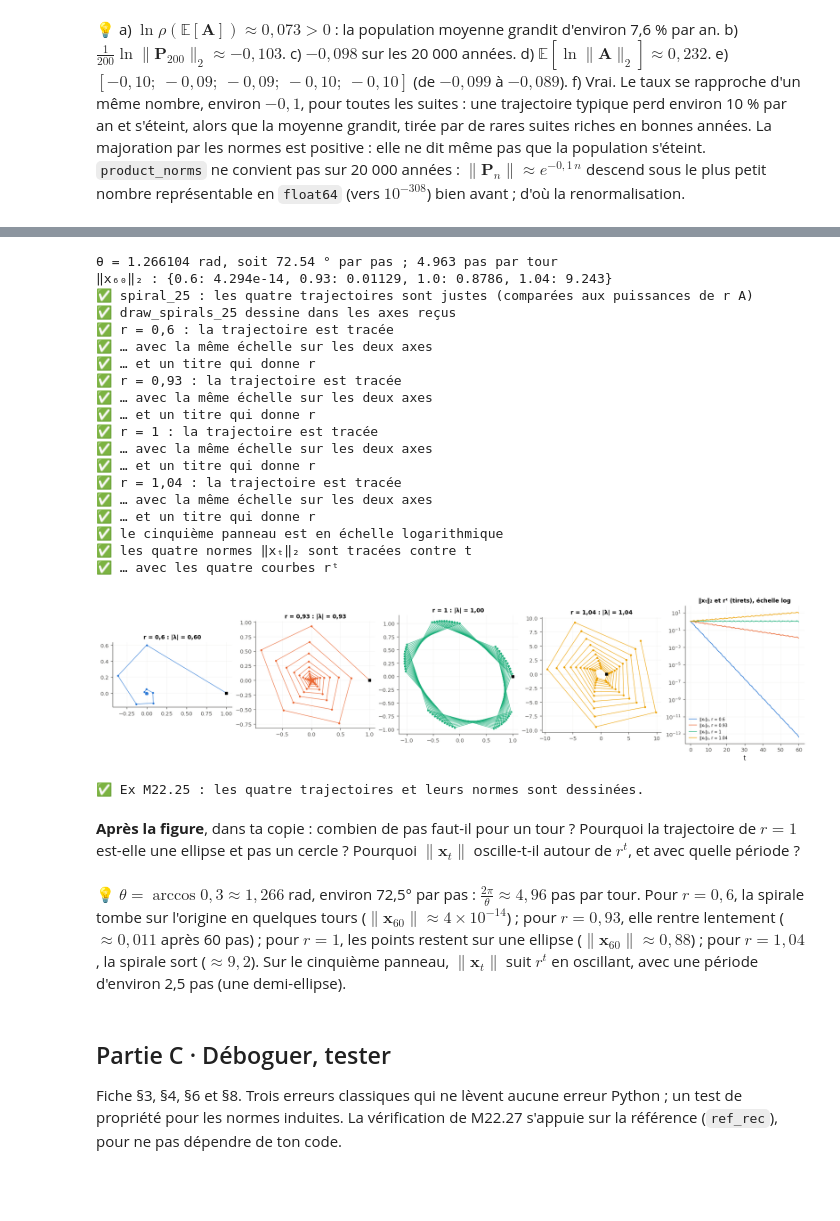
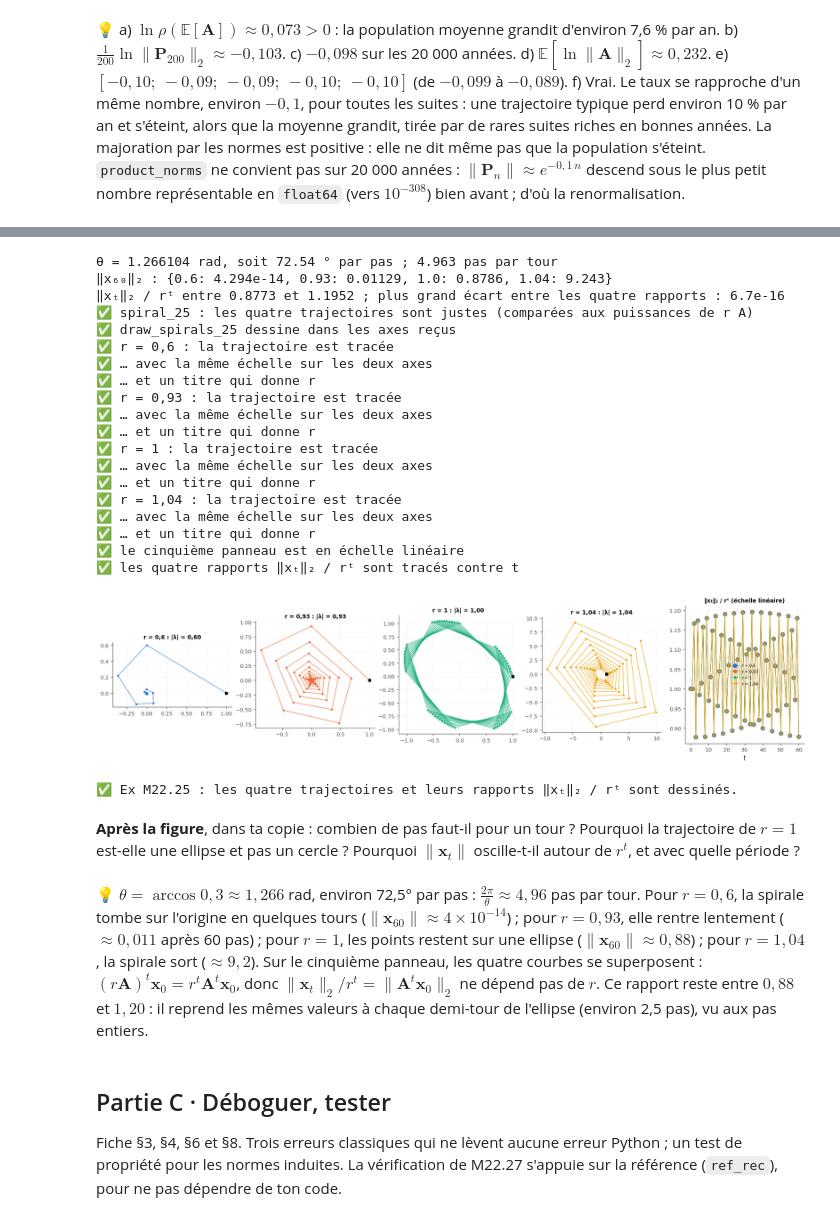
Before and after one commit to cemah2/workbookMaths, a Jupyter notebook: chapitres/m22_recurrences/05_solutions.ipynb, the cells around one changed output, grey strips where cells are left out. Drawn from its saved outputs; the diff is of its cells as text; code cells hidden in the pictures; blank space fills up the shorter version.

```diff
--- a/chapitres/m22_recurrences/05_solutions.ipynb
+++ b/chapitres/m22_recurrences/05_solutions.ipynb
@@ -1608,8 +1622,8 @@ def spiral_25(r):
 def draw_spirals_25(fig, axes, trajectories):
     """axes: 5 axes side by side; trajectories: the 4 trajectories, in the order of RS_25. In axes[i] (i < 4): the
     trajectory i (points joined, in order), equal scales on both axes, a title that gives r and the modulus of the
-    eigenvalues; in axes[4]: ‖x_t‖₂ against t for the 4 trajectories and the curves r^t, the y scale logarithmic, a
-    legend. No other figure."""
+    eigenvalues; in axes[4]: the ratio ‖x_t‖₂ / r^t against t for each of the 4 trajectories (4 curves), the y scale
+    linear, a legend. No other figure."""
     steps = np.arange(T_25 + 1)
     for i, (ax, r, path) in enumerate(zip(axes, RS_25, trajectories)):
         modulus = float(np.abs(np.linalg.eigvals(r * A_25)).max())
@@ -1618,12 +1632,11 @@ def draw_spirals_25(fig, axes, trajectories):
         ax.set_aspect("equal")
         ax.set_title(f"r = {r:g} : |λ| = {modulus:.2f}".replace(".", ","), fontsize=10)
         ax.grid(True, alpha=0.3)
-        axes[4].plot(steps, np.linalg.norm(path, axis=1), color=f"C{i}", linewidth=1, label=f"‖xₜ‖₂, r = {r:g}")
-        axes[4].plot(steps, r ** steps.astype(float), "--", color=f"C{i}", linewidth=0.8, alpha=0.7)
-    axes[4].set_yscale("log")
+        axes[4].plot(steps, np.linalg.norm(path, axis=1) / r ** steps.astype(float), "o-", color=f"C{i}",
+                     markersize=7 - 1.5 * i, linewidth=0.8, label=f"r = {r:g}".replace(".", ","))
     axes[4].set_xlabel("t")
-    axes[4].set_title("‖xₜ‖₂ et rᵗ (tirets), échelle log", fontsize=10)
-    axes[4].grid(True, which="both", alpha=0.3)
+    axes[4].set_title("‖xₜ‖₂ / rᵗ (échelle linéaire)", fontsize=10)
+    axes[4].grid(True, alpha=0.3)
     axes[4].legend(fontsize=7)
 
 
@@ -1632,6 +1645,9 @@ theta_25 = math.acos(0.3)
 print("θ =", round(theta_25, 6), "rad, soit", round(math.degrees(theta_25), 2), "° par pas ;", round(2 * math.pi / theta_25, 3),
       "pas par tour")
 print("‖x₆₀‖₂ :", {r: float(f"{np.linalg.norm(path[-1]):.4g}") for r, path in zip(RS_25, trajectories_25)})
+ratios_25 = [np.linalg.norm(path, axis=1) / r ** np.arange(T_25 + 1.0) for r, path in zip(RS_25, trajectories_25)]
+print("‖xₜ‖₂ / rᵗ entre", round(float(ratios_25[0].min()), 4), "et", round(float(ratios_25[0].max()), 4),
+      "; plus grand écart entre les quatre rapports :", f"{max(np.max(np.abs(q - ratios_25[2])) for q in ratios_25):.1e}")
 
 with checked("M22.25"):
     results_25 = []
@@ -1660,50 +1676,57 @@ with checked("M22.25"):
             report_25(ax_c25.get_aspect() in ("equal", 1.0), "… avec la même échelle sur les deux axes",
                       f"l'axe de r = {name_c25} doit avoir la même échelle sur les deux axes (ax.set_aspect(\"equal\"))")
             numbers_c25 = [float(n.replace(",", ".")) for n in re.findall(r"\d+(?:[.,]\d+)?", ax_c25.get_title())]
             report_25(any(abs(n - r_c25) < 1e-9 for n in numbers_c25), "… et un titre qui donne r",
                       f"le titre de l'axe de r = {name_c25} doit donner r et le module des valeurs propres")
         steps_c25 = np.arange(T_25 + 1)
-        report_25(axes_25[4].get_yscale() == "log", "le cinquième panneau est en échelle logarithmique",
-                  "mets le cinquième panneau en échelle logarithmique (ax.set_yscale(\"log\"))")
-        report_25(all(through(axes_25[4], steps_c25, np.linalg.norm(path, axis=1)) for path in paths_c25),
-                  "les quatre normes ‖xₜ‖₂ sont tracées contre t",
-                  "il manque, dans le cinquième panneau, une des quatre courbes ‖xₜ‖₂ contre t = 0, …, 60")
-        report_25(all(through(axes_25[4], steps_c25, r ** steps_c25.astype(float)) for r in RS_25),
-                  "… avec les quatre courbes rᵗ", "il manque, dans le cinquième panneau, une des quatre courbes rᵗ")
+        ratios_c25 = [np.linalg.norm(path, axis=1) / r ** steps_c25.astype(float) for r, path in zip(RS_25, paths_c25)]
+        report_25(axes_25[4].get_yscale() == "linear", "le cinquième panneau est en échelle linéaire",
+                  "laisse le cinquième panneau en échelle linéaire : le rapport ‖xₜ‖₂ / rᵗ reste du même ordre")
+        lines_c25 = 0
+        for line_c25 in axes_25[4].lines:
+            x_c25 = np.asarray(line_c25.get_xdata(), dtype=float)
+            y_c25 = np.asarray(line_c25.get_ydata(), dtype=float)
+            lines_c25 += any(x_c25.shape == steps_c25.shape and y_c25.shape == ratio.shape
+                             and np.allclose(x_c25, steps_c25, rtol=1e-9, atol=1e-12)
+                             and np.allclose(y_c25, ratio, rtol=1e-9, atol=0) for ratio in ratios_c25)
+        report_25(lines_c25 >= 4, "les quatre rapports ‖xₜ‖₂ / rᵗ sont tracés contre t",
+                  f"le cinquième panneau doit montrer quatre courbes ‖xₜ‖₂ / rᵗ contre t = 0, …, 60, une par "
+                  f"trajectoire, la norme de chaque état divisée par rᵗ : j'en trouve {lines_c25} (trace-les toutes, "
+                  "même si elles se recouvrent)")
     except StopCheck:
         plt.show()
         raise
     except BaseException:
         plt.close(fig_25)
         raise
     plt.show()
-    verdict("M22.25", all(results_25), "les quatre trajectoires et leurs normes sont dessinées.", "")
+    verdict("M22.25", all(results_25), "les quatre trajectoires et leurs rapports ‖xₜ‖₂ / rᵗ sont dessinés.", "")
 # %% [output]
 θ = 1.266104 rad, soit 72.54 ° par pas ; 4.963 pas par tour
 ‖x₆₀‖₂ : {0.6: 4.294e-14, 0.93: 0.01129, 1.0: 0.8786, 1.04: 9.243}
+‖xₜ‖₂ / rᵗ entre 0.8773 et 1.1952 ; plus grand écart entre les quatre rapports : 6.7e-16
 ✅ spiral_25 : les quatre trajectoires sont justes (comparées aux puissances de r A)
 ✅ draw_spirals_25 dessine dans les axes reçus
 ✅ r = 0,6 : la trajectoire est tracée
 ✅ … avec la même échelle sur les deux axes
 ✅ … et un titre qui donne r
 ✅ r = 0,93 : la trajectoire est tracée
 ✅ … avec la même échelle sur les deux axes
 ✅ … et un titre qui donne r
 ✅ r = 1 : la trajectoire est tracée
 ✅ … avec la même échelle sur les deux axes
 ✅ … et un titre qui donne r
 ✅ r = 1,04 : la trajectoire est tracée
 ✅ … avec la même échelle sur les deux axes
 ✅ … et un titre qui donne r
-✅ le cinquième panneau est en échelle logarithmique
-✅ les quatre normes ‖xₜ‖₂ sont tracées contre t
-✅ … avec les quatre courbes rᵗ
+✅ le cinquième panneau est en échelle linéaire
+✅ les quatre rapports ‖xₜ‖₂ / rᵗ sont tracés contre t
-[figure, old version]
+[figure, new version]
-✅ Ex M22.25 : les quatre trajectoires et leurs normes sont dessinées.
+✅ Ex M22.25 : les quatre trajectoires et leurs rapports ‖xₜ‖₂ / rᵗ sont dessinés.
 # %% [markdown]
 **Après la figure**, dans ta copie : combien de pas faut-il pour un tour ? Pourquoi la trajectoire de $r = 1$ est-elle une ellipse et pas un cercle ? Pourquoi $\lVert\mathbf{x}_t\rVert$ oscille-t-il autour de $r^t$, et avec quelle période ?
 # %% [markdown]
-💡 $\theta = \arccos 0{,}3 \approx 1{,}266$ rad, environ 72,5° par pas : $\frac{2\pi}{\theta} \approx 4{,}96$ pas par tour. Pour $r = 0{,}6$, la spirale tombe sur l'origine en quelques tours ($\lVert\mathbf{x}_{60}\rVert \approx 4 \times 10^{-14}$) ; pour $r = 0{,}93$, elle rentre lentement ($\approx 0{,}011$ après 60 pas) ; pour $r = 1$, les points restent sur une ellipse ($\lVert\mathbf{x}_{60}\rVert \approx 0{,}88$) ; pour $r = 1{,}04$, la spirale sort ($\approx 9{,}2$). Sur le cinquième panneau, $\lVert\mathbf{x}_t\rVert$ suit $r^t$ en oscillant, avec une période d'environ 2,5 pas (une demi-ellipse).
+💡 $\theta = \arccos 0{,}3 \approx 1{,}266$ rad, environ 72,5° par pas : $\frac{2\pi}{\theta} \approx 4{,}96$ pas par tour. Pour $r = 0{,}6$, la spirale tombe sur l'origine en quelques tours ($\lVert\mathbf{x}_{60}\rVert \approx 4 \times 10^{-14}$) ; pour $r = 0{,}93$, elle rentre lentement ($\approx 0{,}011$ après 60 pas) ; pour $r = 1$, les points restent sur une ellipse ($\lVert\mathbf{x}_{60}\rVert \approx 0{,}88$) ; pour $r = 1{,}04$, la spirale sort ($\approx 9{,}2$). Sur le cinquième panneau, les quatre courbes se superposent : $(r\mathbf{A})^t\mathbf{x}_0 = r^t\mathbf{A}^t\mathbf{x}_0$, donc $\lVert\mathbf{x}_t\rVert_2 / r^t = \lVert\mathbf{A}^t\mathbf{x}_0\rVert_2$ ne dépend pas de $r$. Ce rapport reste entre $0{,}88$ et $1{,}20$ : il reprend les mêmes valeurs à chaque demi-tour de l'ellipse (environ 2,5 pas), vu aux pas entiers.
 # %% [markdown]
 ## Partie C · Déboguer, tester
 
```
Also changed, not shown: parts of 21 cells of this notebook, 16 other files.
